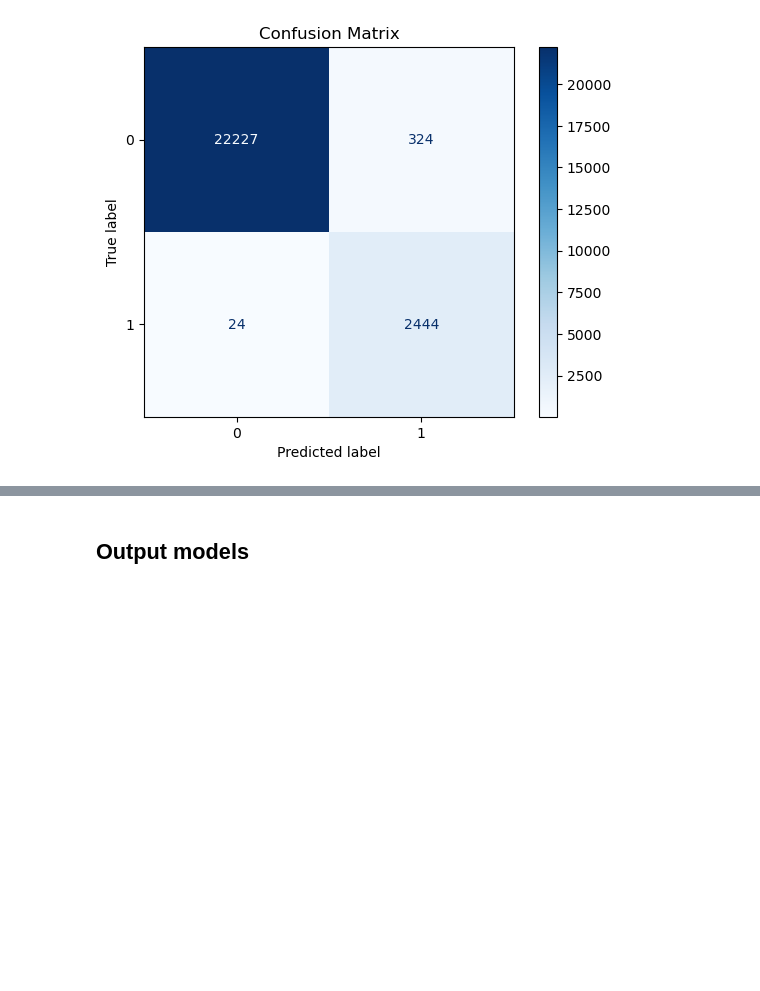
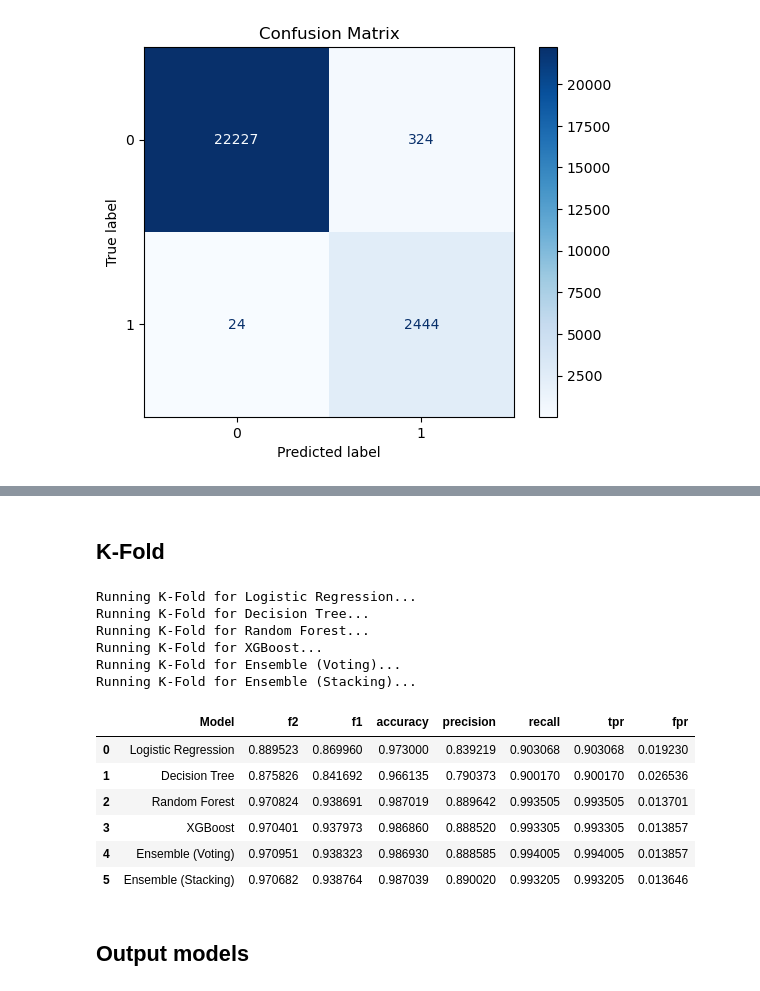
Before and after one commit to dian-farah/Interpol_Biometric_Prediction, a Jupyter notebook: Pillar 3 (Biometric Prediction)/Pillar 3 (Biometric Prediction).ipynb, the cells around one changed output, grey strips where cells are left out. Drawn from its saved outputs; the diff is of its cells as text; code cells hidden in the pictures; blank space fills up the shorter version.

```diff
--- a/Pillar 3 (Biometric Prediction)/Pillar 3 (Biometric Prediction).ipynb
+++ b/Pillar 3 (Biometric Prediction)/Pillar 3 (Biometric Prediction).ipynb
@@ -712,0 +843,65 @@ Parameters: { "use_label_encoder" } are not used.
+# %% [markdown]
+## K-Fold
+# %%
+# 1. Split client_sanctions into X and y
+X = client_sanctions.drop(columns = ['client_match_label'])
+y = client_sanctions['client_match_label']
+
+# 2. Create the scoring dictionary
+scoring_metrics = {
+    'f2': make_scorer(calculate_f2),
+    'f1': make_scorer(calculate_f1),
+    'accuracy': make_scorer(calculate_accuracy),
+    'precision': make_scorer(calculate_precision),
+    'recall': make_scorer(calculate_recall),
+    'tpr': make_scorer(true_positive_rate),
+    'fpr': make_scorer(false_positive_rate)
+}
+
+# Define your models
+models = {
+    "Logistic Regression": logit,
+    "Decision Tree": dt,
+    "Random Forest": rf,
+    "XGBoost": xgboost,
+    "Ensemble (Voting)": ensemble_model,
+    "Ensemble (Stacking)": stacking_model
+}
+
+# Use the scoring_metrics dictionary from the previous step
+all_model_results = []
+
+for name, model in models.items():
+    print(f"Running K-Fold for {name}...")
+
+    cv_results = cross_validate(
+        model, X, y,
+        cv=5,
+        scoring=scoring_metrics,
+        n_jobs=-1 # Uses all CPU cores to speed it up
+    )
+
+    # Store the mean of each metric
+    row = {'Model': name}
+    for metric in scoring_metrics.keys():
+        row[metric] = cv_results[f'test_{metric}'].mean()
+
+    all_model_results.append(row)
+
+# 5. Compare everything in a clean Table
+results_df = pd.DataFrame(all_model_results)
+display(results_df)
+# %% [output]
+Running K-Fold for Logistic Regression...
+Running K-Fold for Decision Tree...
+Running K-Fold for Random Forest...
+Running K-Fold for XGBoost...
+Running K-Fold for Ensemble (Voting)...
+Running K-Fold for Ensemble (Stacking)...
+|  | Model | f2 | f1 | accuracy | precision | recall | tpr | fpr |
+| 0 | Logistic Regression | 0.889523 | 0.869960 | 0.973000 | 0.839219 | 0.903068 | 0.903068 | 0.019230 |
+| 1 | Decision Tree | 0.875826 | 0.841692 | 0.966135 | 0.790373 | 0.900170 | 0.900170 | 0.026536 |
+| 2 | Random Forest | 0.970824 | 0.938691 | 0.987019 | 0.889642 | 0.993505 | 0.993505 | 0.013701 |
+| 3 | XGBoost | 0.970401 | 0.937973 | 0.986860 | 0.888520 | 0.993305 | 0.993305 | 0.013857 |
+| 4 | Ensemble (Voting) | 0.970951 | 0.938323 | 0.986930 | 0.888585 | 0.994005 | 0.994005 | 0.013857 |
+| 5 | Ensemble (Stacking) | 0.970682 | 0.938764 | 0.987039 | 0.890020 | 0.993205 | 0.993205 | 0.013646 |
```
Also changed, not shown: parts of 14 cells of this notebook, 11 other files.
